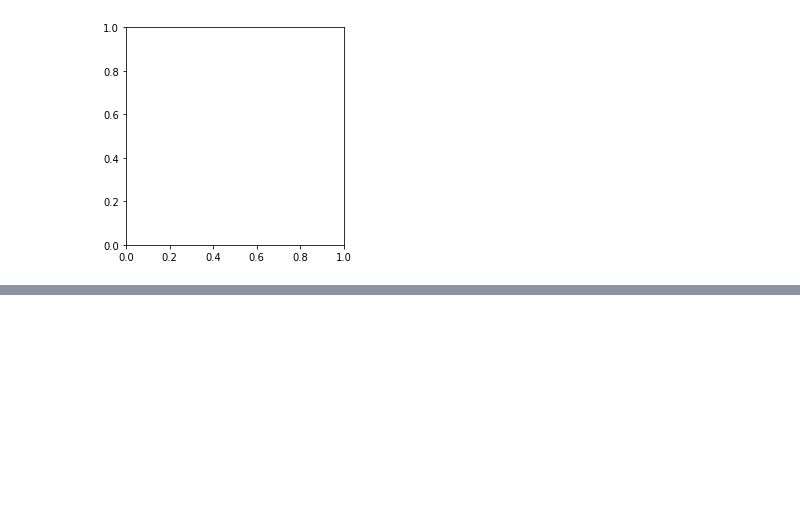
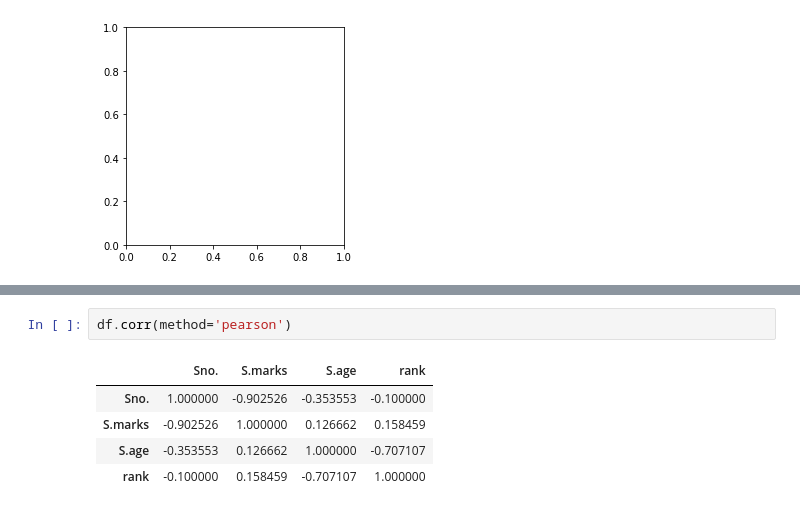
Before and after one commit to neeharikasunkara/Igiat-Python, a Jupyter notebook: practice programs.ipynb, the cells around one changed output, grey strips where cells are left out. Cells and saved outputs as stored; diff of their text form; blank space fills up the shorter version.

```diff
--- a/practice programs.ipynb
+++ b/practice programs.ipynb
@@ -755,0 +777,8 @@ ValueError: could not convert string to float: 'pd.Volume'
+# %%
+df.corr(method='pearson')
+# %% [output]
+|  | Sno. | S.marks | S.age | rank |
+| Sno. | 1.000000 | -0.902526 | -0.353553 | -0.100000 |
+| S.marks | -0.902526 | 1.000000 | 0.126662 | 0.158459 |
+| S.age | -0.353553 | 0.126662 | 1.000000 | -0.707107 |
+| rank | -0.100000 | 0.158459 | -0.707107 | 1.000000 |
```
Also changed, not shown: parts of 2 cells of this notebook, 1 other file.
